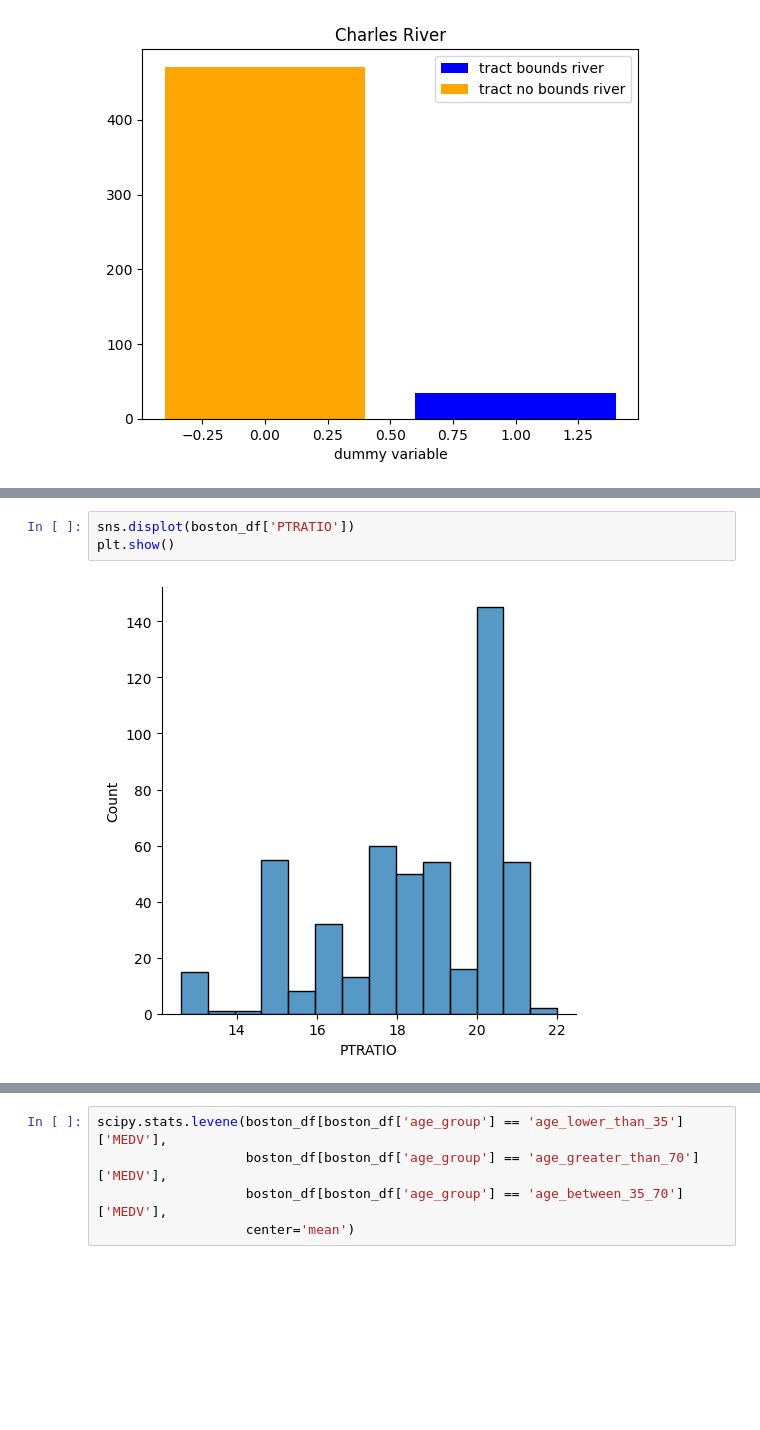
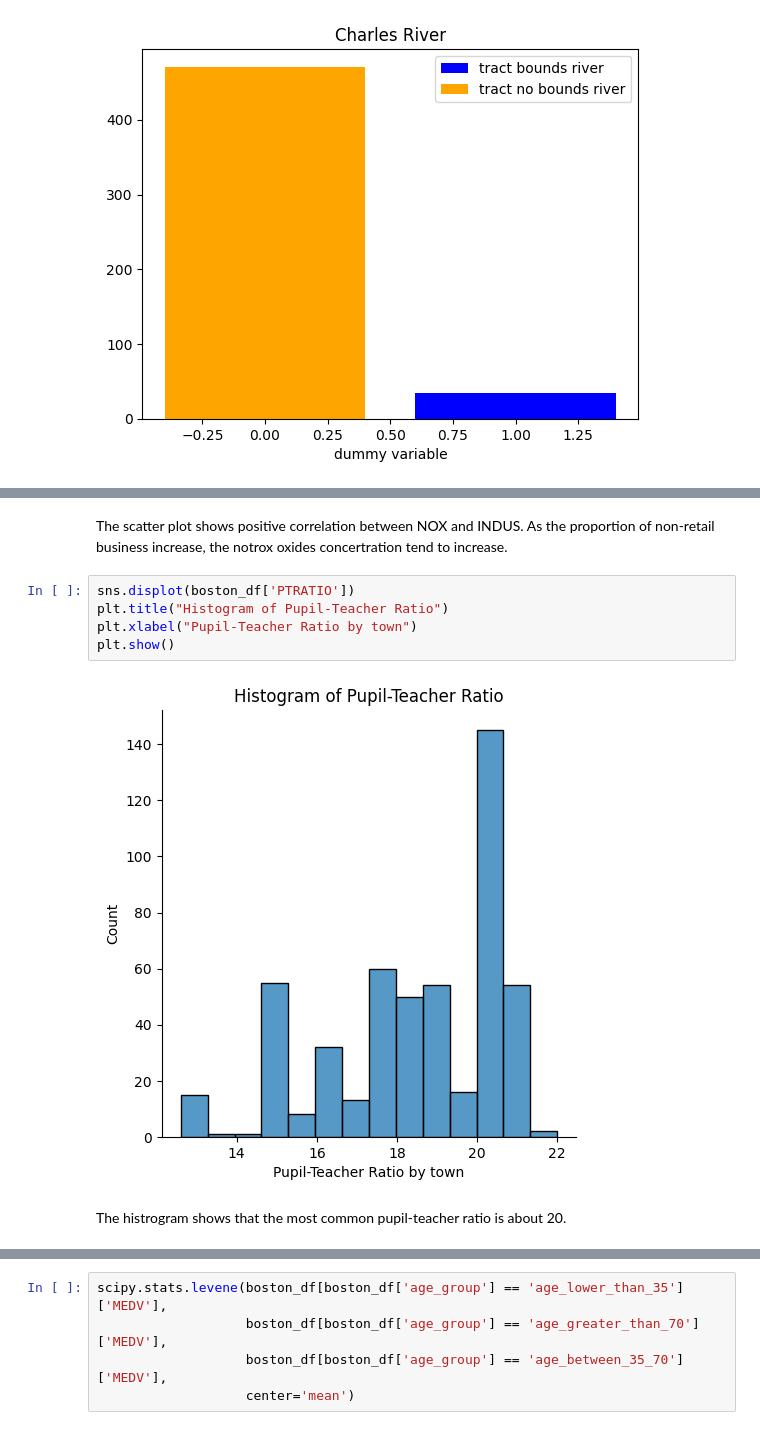
Before and after one commit to ckitsaki/Coursera-Assignments, a Jupyter notebook: data-analysis-project/DataAnalysisProject.ipynb, the cells around one changed output, grey strips where cells are left out. Saved outputs shown, nothing was run; the diff lists cells and outputs as text; blank space fills up the shorter version.

```diff
--- a/data-analysis-project/DataAnalysisProject.ipynb
+++ b/data-analysis-project/DataAnalysisProject.ipynb
@@ -65,7 +76,13 @@ plt.show()
+# %% [markdown]
+The scatter plot shows positive correlation between NOX and INDUS. As the proportion of non-retail business increase, the notrox oxides concertration tend to increase.
 # %%
 sns.displot(boston_df['PTRATIO'])
+plt.title("Histogram of Pupil-Teacher Ratio")
+plt.xlabel("Pupil-Teacher Ratio by town")
 plt.show()
 # %% [output]
-[figure, old version]
+[figure, new version]
+# %% [markdown]
+The histrogram shows that the most common pupil-teacher ratio is about 20.
 # %%
 scipy.stats.ttest_ind(boston_df[boston_df['CHAS'] == 1]['MEDV'],
```
Also changed, not shown: parts of 9 cells of this notebook.
